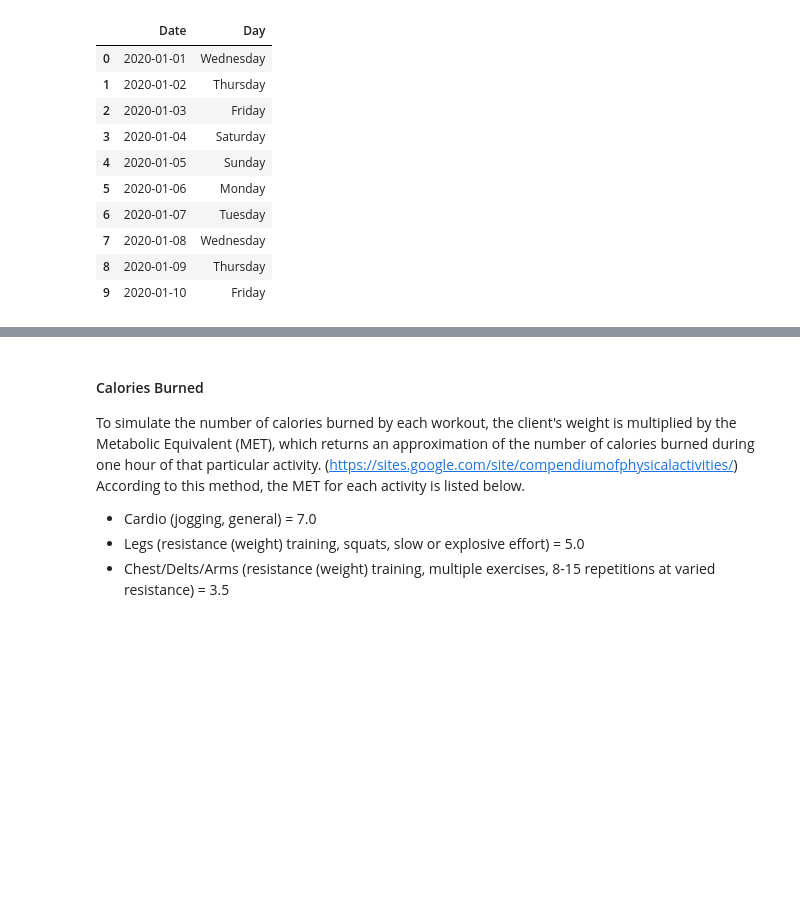
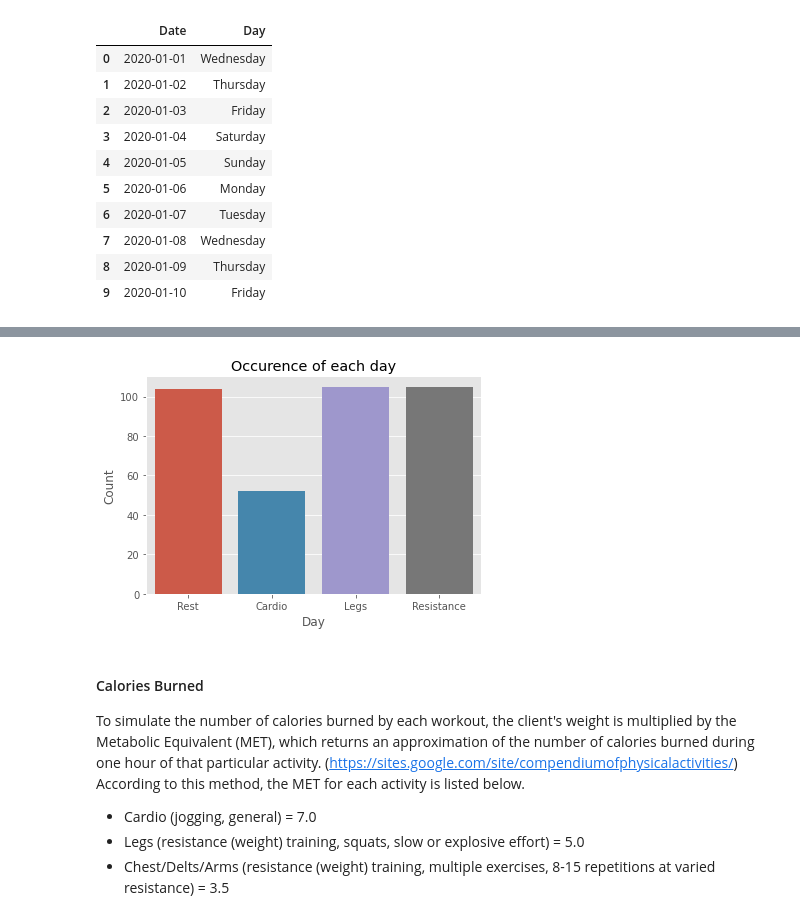
Before and after one commit to GaryLocke91/52465_programming_project, a Jupyter notebook: 52465_programming_project.ipynb, the cells around one changed output, grey strips where cells are left out. Drawn from its saved outputs; the diff is of its cells as text; code cells hidden in the pictures; blank space fills up the shorter version.

```diff
--- a/52465_programming_project.ipynb
+++ b/52465_programming_project.ipynb
@@ -126,4 +149,12 @@ df.head(n=10)
 | 9 | 2020-01-10 | Friday | Rest |
+# %%
+# Plot the occurence of each day
+sns.countplot(df.Workout, order=["Rest", "Cardio", "Legs", "Resistance"])
+# Add plot title and axes labels
+plt.xlabel("Day"), plt.ylabel("Count"), plt.title("Occurence of each day"),
+plt.show()
+# %% [output]
+[figure, added]
 # %% [markdown]
 #### Calories Burned
 
```
Also changed, not shown: parts of 15 cells of this notebook.
